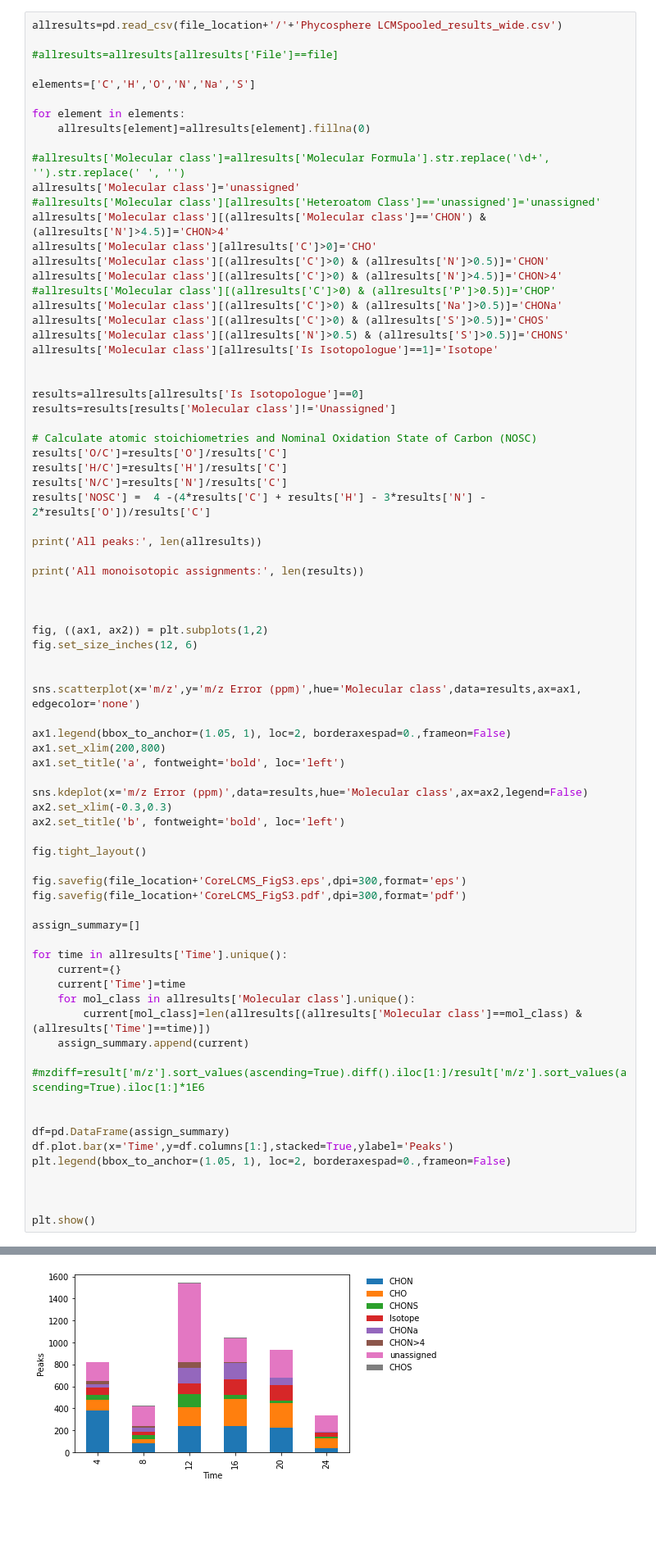
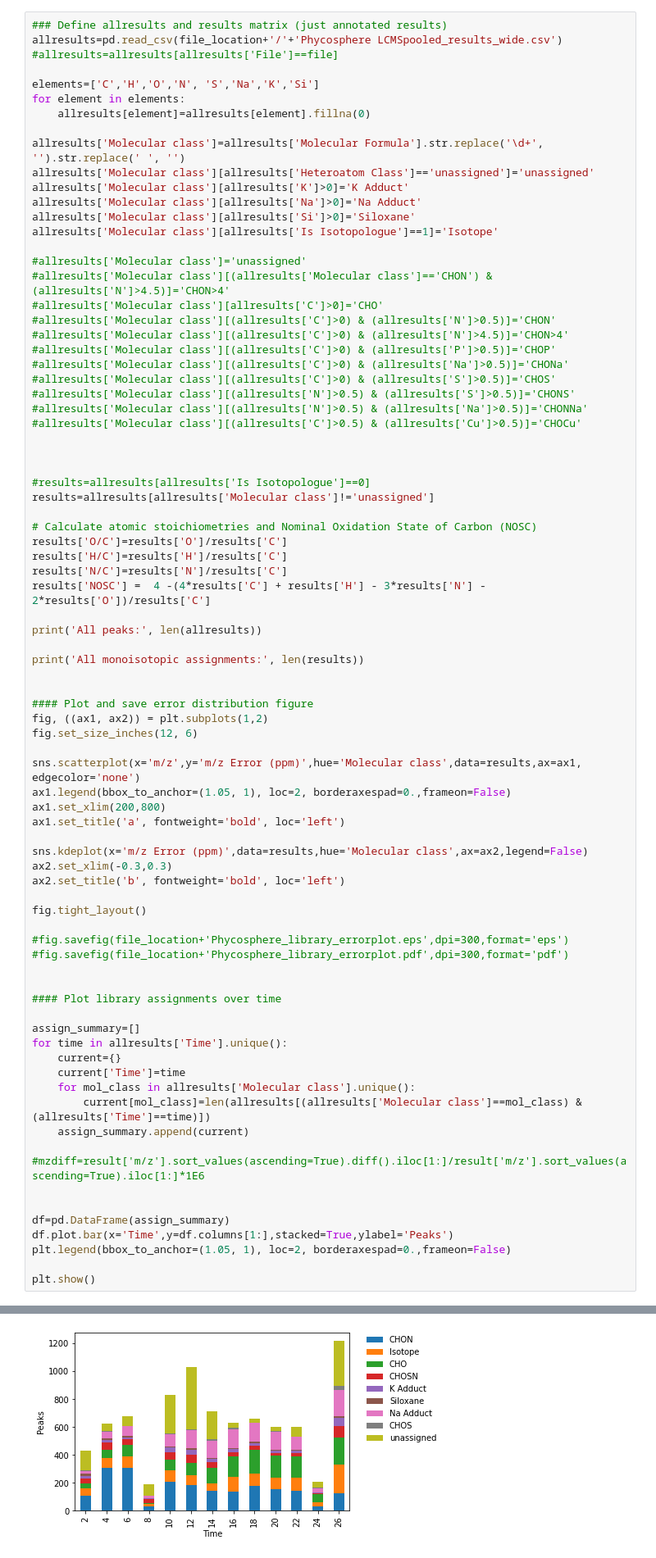
Before and after one commit to rboiteau/CoreMS, a Jupyter notebook: examples/Phycosphere analysis/CoreMS_phycosphere_formula_assignment_notebook.ipynb, the cells around one changed output, grey strips where cells are left out. Shown at 82% size. Cells and saved outputs as stored; diff of their text form; blank space fills up the shorter version.

Commit message:
fixed adduct assignments

```diff
--- a/examples/Phycosphere analysis/CoreMS_phycosphere_formula_assignment_notebook.ipynb
+++ b/examples/Phycosphere analysis/CoreMS_phycosphere_formula_assignment_notebook.ipynb
@@ -292,29 +299,35 @@ minimize function performed 310 fn evals and 4 iterations
 # %%
+### Define allresults and results matrix (just annotated results)
 allresults=pd.read_csv(file_location+'/'+'Phycosphere LCMSpooled_results_wide.csv')
-
 #allresults=allresults[allresults['File']==file]
 
-elements=['C','H','O','N','Na','S']
-
+elements=['C','H','O','N', 'S','Na','K','Si']
 for element in elements:
     allresults[element]=allresults[element].fillna(0)
 
-#allresults['Molecular class']=allresults['Molecular Formula'].str.replace('\d+', '').str.replace(' ', '')
-allresults['Molecular class']='unassigned'
-#allresults['Molecular class'][allresults['Heteroatom Class']=='unassigned']='unassigned'
-allresults['Molecular class'][(allresults['Molecular class']=='CHON') & (allresults['N']>4.5)]='CHON>4'
-allresults['Molecular class'][allresults['C']>0]='CHO'
-allresults['Molecular class'][(allresults['C']>0) & (allresults['N']>0.5)]='CHON'
-allresults['Molecular class'][(allresults['C']>0) & (allresults['N']>4.5)]='CHON>4'
-#allresults['Molecular class'][(allresults['C']>0) & (allresults['P']>0.5)]='CHOP'
-allresults['Molecular class'][(allresults['C']>0) & (allresults['Na']>0.5)]='CHONa'
-allresults['Molecular class'][(allresults['C']>0) & (allresults['S']>0.5)]='CHOS'
-allresults['Molecular class'][(allresults['N']>0.5) & (allresults['S']>0.5)]='CHONS'
+allresults['Molecular class']=allresults['Molecular Formula'].str.replace('\d+', '').str.replace(' ', '')
+allresults['Molecular class'][allresults['Heteroatom Class']=='unassigned']='unassigned'
+allresults['Molecular class'][allresults['K']>0]='K Adduct'
+allresults['Molecular class'][allresults['Na']>0]='Na Adduct'
+allresults['Molecular class'][allresults['Si']>0]='Siloxane'
 allresults['Molecular class'][allresults['Is Isotopologue']==1]='Isotope'
 
+#allresults['Molecular class']='unassigned'
+#allresults['Molecular class'][(allresults['Molecular class']=='CHON') & (allresults['N']>4.5)]='CHON>4'
+#allresults['Molecular class'][allresults['C']>0]='CHO'
+#allresults['Molecular class'][(allresults['C']>0) & (allresults['N']>0.5)]='CHON'
+#allresults['Molecular class'][(allresults['C']>0) & (allresults['N']>4.5)]='CHON>4'
+#allresults['Molecular class'][(allresults['C']>0) & (allresults['P']>0.5)]='CHOP'
+#allresults['Molecular class'][(allresults['C']>0) & (allresults['Na']>0.5)]='CHONa'
+#allresults['Molecular class'][(allresults['C']>0) & (allresults['S']>0.5)]='CHOS'
+#allresults['Molecular class'][(allresults['N']>0.5) & (allresults['S']>0.5)]='CHONS'
+#allresults['Molecular class'][(allresults['N']>0.5) & (allresults['Na']>0.5)]='CHONNa'
+#allresults['Molecular class'][(allresults['C']>0.5) & (allresults['Cu']>0.5)]='CHOCu'
 
-results=allresults[allresults['Is Isotopologue']==0]
-results=results[results['Molecular class']!='Unassigned']
+
+
+#results=allresults[allresults['Is Isotopologue']==0]
+results=allresults[allresults['Molecular class']!='unassigned']
 
 # Calculate atomic stoichiometries and Nominal Oxidation State of Carbon (NOSC)
 results['O/C']=results['O']/results['C']
@@ -327,13 +340,11 @@ print('All peaks:', len(allresults))
 print('All monoisotopic assignments:', len(results))
 
 
-
+#### Plot and save error distribution figure
 fig, ((ax1, ax2)) = plt.subplots(1,2)
 fig.set_size_inches(12, 6)
 
-
 sns.scatterplot(x='m/z',y='m/z Error (ppm)',hue='Molecular class',data=results,ax=ax1, edgecolor='none')
-
 ax1.legend(bbox_to_anchor=(1.05, 1), loc=2, borderaxespad=0.,frameon=False)
 ax1.set_xlim(200,800)
 ax1.set_title('a', fontweight='bold', loc='left')
@@ -344,11 +355,13 @@ ax2.set_title('b', fontweight='bold', loc='left')
 
 fig.tight_layout()
 
-fig.savefig(file_location+'CoreLCMS_FigS3.eps',dpi=300,format='eps')
-fig.savefig(file_location+'CoreLCMS_FigS3.pdf',dpi=300,format='pdf')
+#fig.savefig(file_location+'Phycosphere_library_errorplot.eps',dpi=300,format='eps')
+#fig.savefig(file_location+'Phycosphere_library_errorplot.pdf',dpi=300,format='pdf')
+
+
+#### Plot library assignments over time
 
 assign_summary=[]
-
 for time in allresults['Time'].unique():
     current={}
     current['Time']=time
@@ -362,7 +375,5 @@ df=pd.DataFrame(assign_summary)
 df.plot.bar(x='Time',y=df.columns[1:],stacked=True,ylabel='Peaks')
 plt.legend(bbox_to_anchor=(1.05, 1), loc=2, borderaxespad=0.,frameon=False)
 
-
-
 plt.show()
 # %% [output]
@@ -372 +383 @@ All monoisotopic assignments: 2926
-[figure, old version]
+[figure, new version]
```
Also changed, not shown: parts of 14 cells of this notebook, 7 other files.
